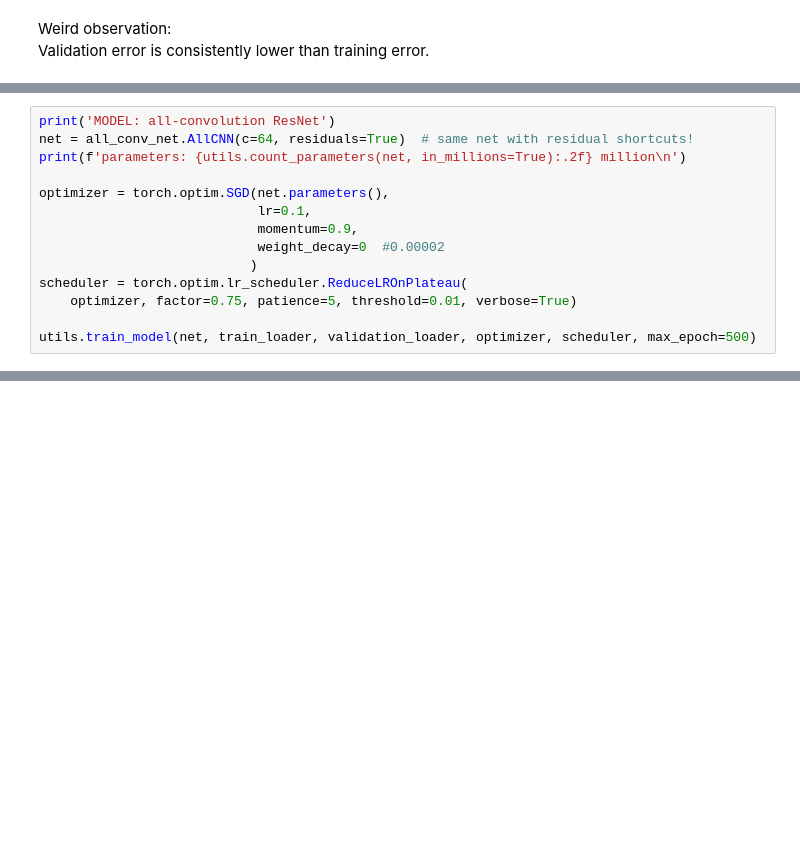
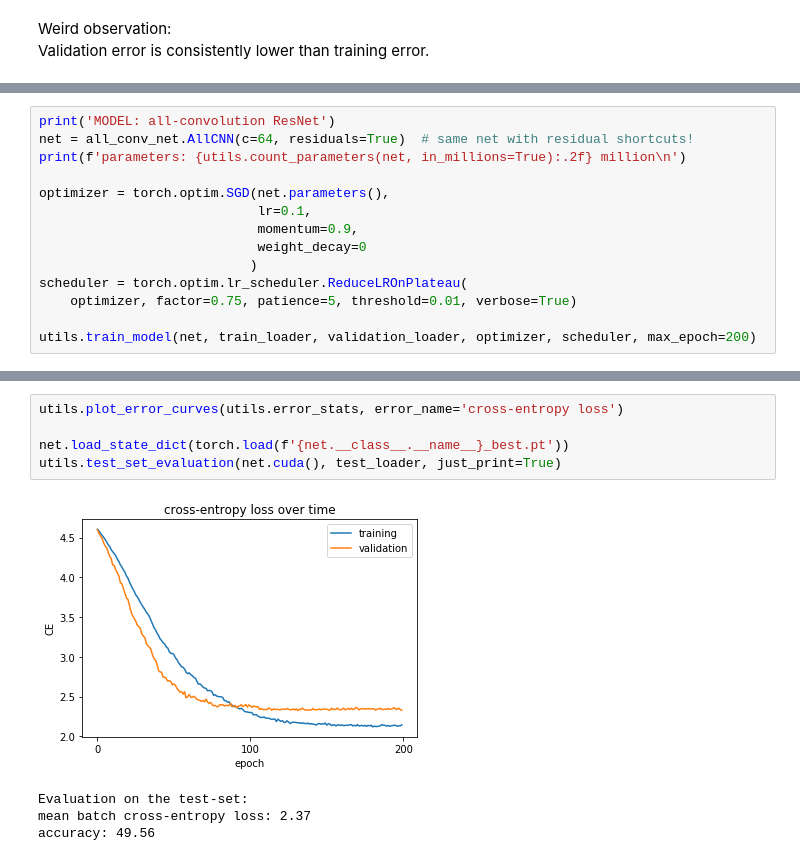
Before and after one commit to raph333/resnet_densenet_sandpit, a Jupyter notebook: notebooks/AllConv-Net vs. AllConv-ResNet.ipynb, the cells around one changed output, grey strips where cells are left out. Cells and saved outputs as stored; diff of their text form; blank space fills up the shorter version.

```diff
--- a/notebooks/AllConv-Net vs. AllConv-ResNet.ipynb
+++ b/notebooks/AllConv-Net vs. AllConv-ResNet.ipynb
@@ -135,9 +138,9 @@ print(f'parameters: {utils.count_parameters(net, in_millions=True):.2f} million\
 optimizer = torch.optim.SGD(net.parameters(),
                             lr=0.1,
                             momentum=0.9,
-                            weight_decay=0  #0.00002
+                            weight_decay=0
                            )
 scheduler = torch.optim.lr_scheduler.ReduceLROnPlateau(
     optimizer, factor=0.75, patience=5, threshold=0.01, verbose=True)
 
-utils.train_model(net, train_loader, validation_loader, optimizer, scheduler, max_epoch=500)
+utils.train_model(net, train_loader, validation_loader, optimizer, scheduler, max_epoch=200)
@@ -143,0 +165,10 @@ utils.train_model(net, train_loader, validation_loader, optimizer, scheduler, ma
+# %%
+utils.plot_error_curves(utils.error_stats, error_name='cross-entropy loss')
+
+net.load_state_dict(torch.load(f'{net.__class__.__name__}_best.pt'))
+utils.test_set_evaluation(net.cuda(), test_loader, just_print=True)
+# %% [output]
+[figure, added]
+Evaluation on the test-set:
+mean batch cross-entropy loss: 2.37
+accuracy: 49.56
```
Also changed, not shown: parts of 11 cells of this notebook, 6 other files.
